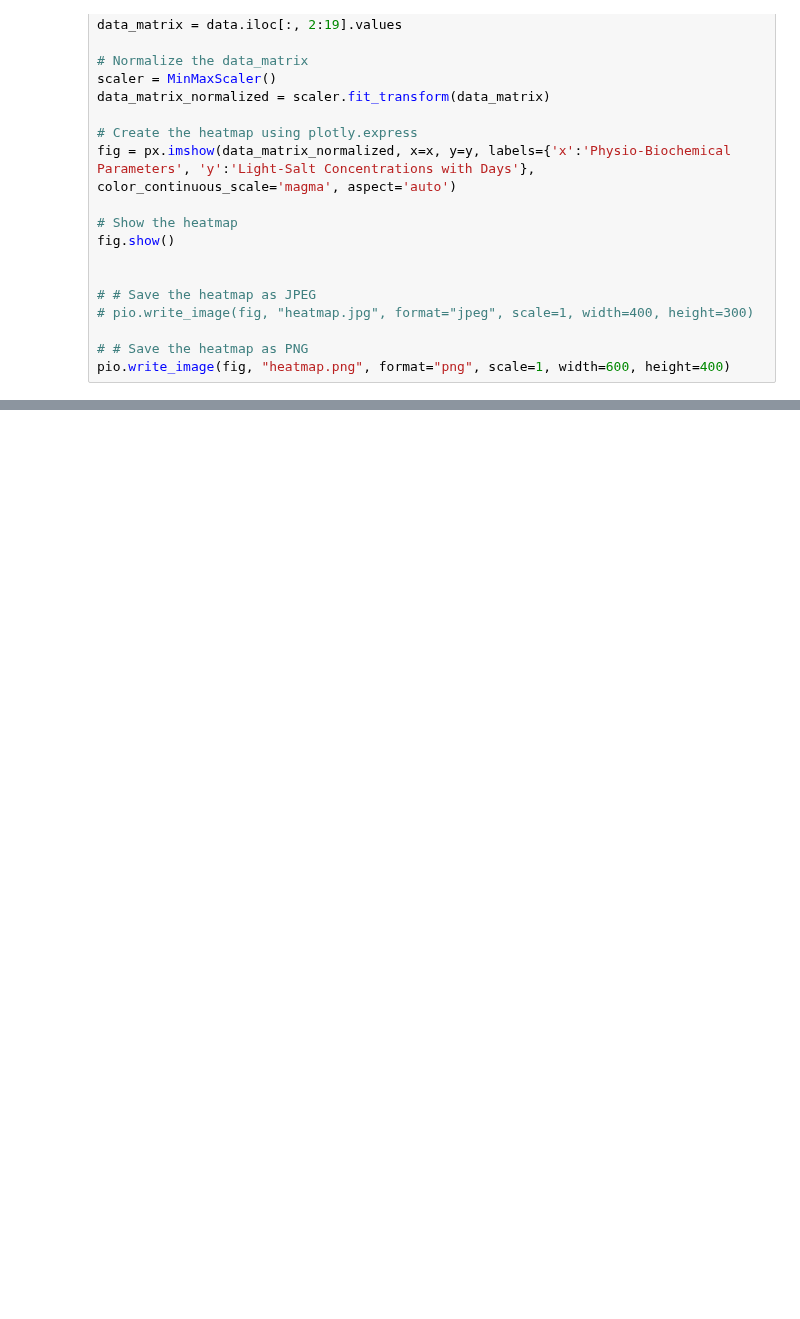
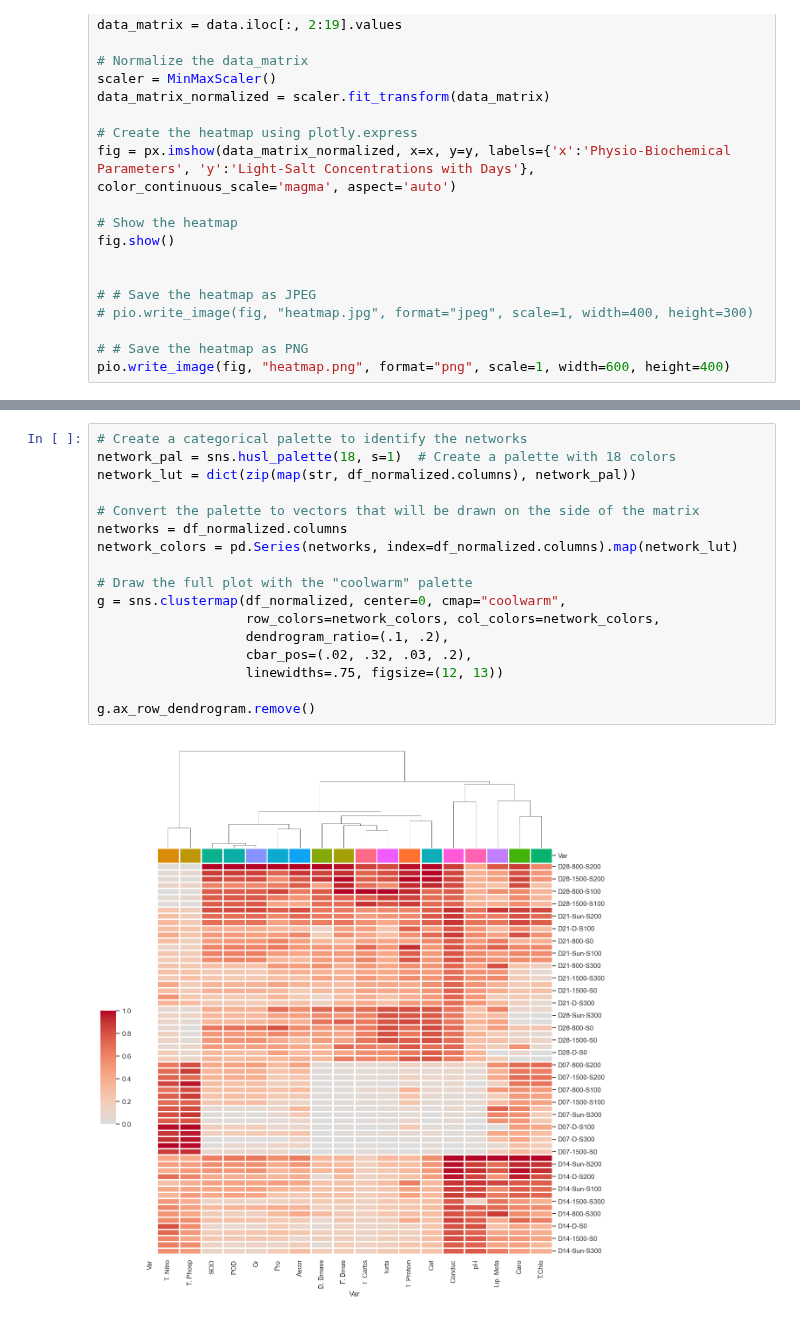
Before and after one commit to MuhammadRehanKhalid/Data_Science_AI, a Jupyter notebook: Replit and other/Heatmap_algae.ipynb, the cells around one changed output, grey strips where cells are left out. Drawn from its saved outputs; the diff is of its cells as text; blank space fills up the shorter version.

```diff
--- a/Replit and other/Heatmap_algae.ipynb
+++ b/Replit and other/Heatmap_algae.ipynb
@@ -111,0 +205,19 @@ pio.write_image(fig, "heatmap.png", format="png", scale=1, width=600, height=400
+# %%
+# Create a categorical palette to identify the networks
+network_pal = sns.husl_palette(18, s=1)  # Create a palette with 18 colors
+network_lut = dict(zip(map(str, df_normalized.columns), network_pal))
+
+# Convert the palette to vectors that will be drawn on the side of the matrix
+networks = df_normalized.columns
+network_colors = pd.Series(networks, index=df_normalized.columns).map(network_lut)
+
+# Draw the full plot with the "coolwarm" palette
+g = sns.clustermap(df_normalized, center=0, cmap="coolwarm",
+                   row_colors=network_colors, col_colors=network_colors,
+                   dendrogram_ratio=(.1, .2),
+                   cbar_pos=(.02, .32, .03, .2),
+                   linewidths=.75, figsize=(12, 13))
+
+g.ax_row_dendrogram.remove()
+# %% [output]
+[figure, added]
```
Also changed, not shown: parts of 4 cells of this notebook, 2 other files.
